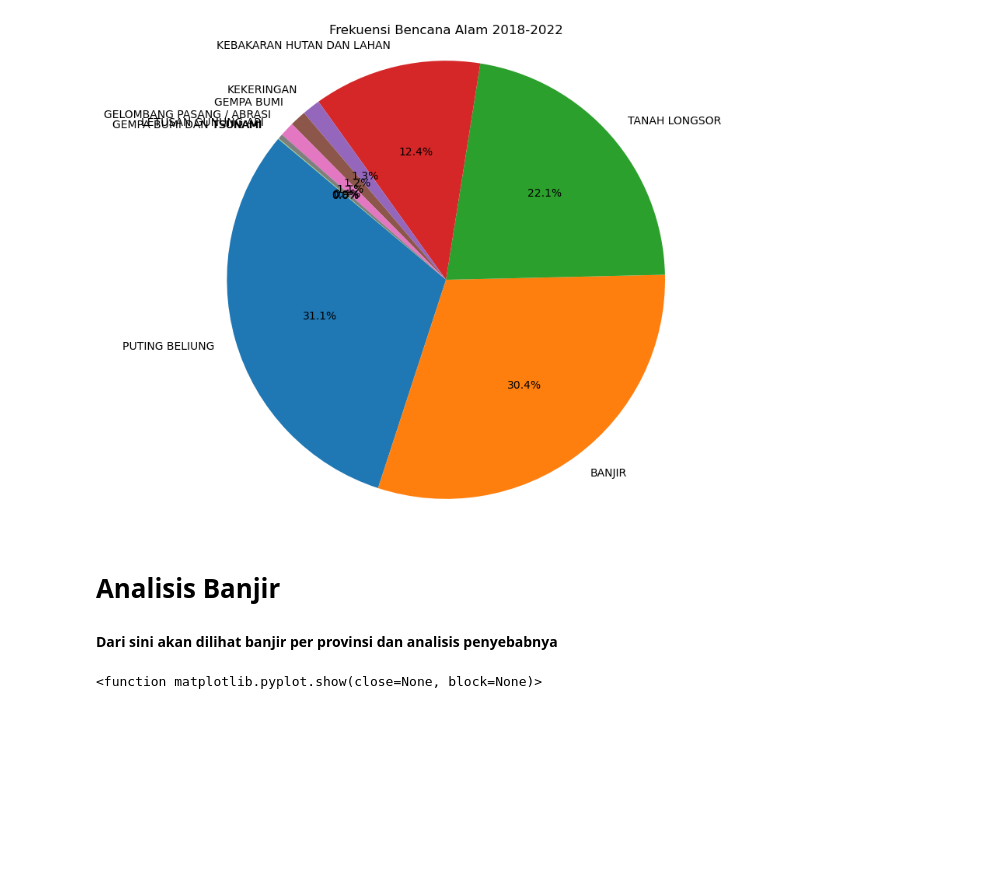
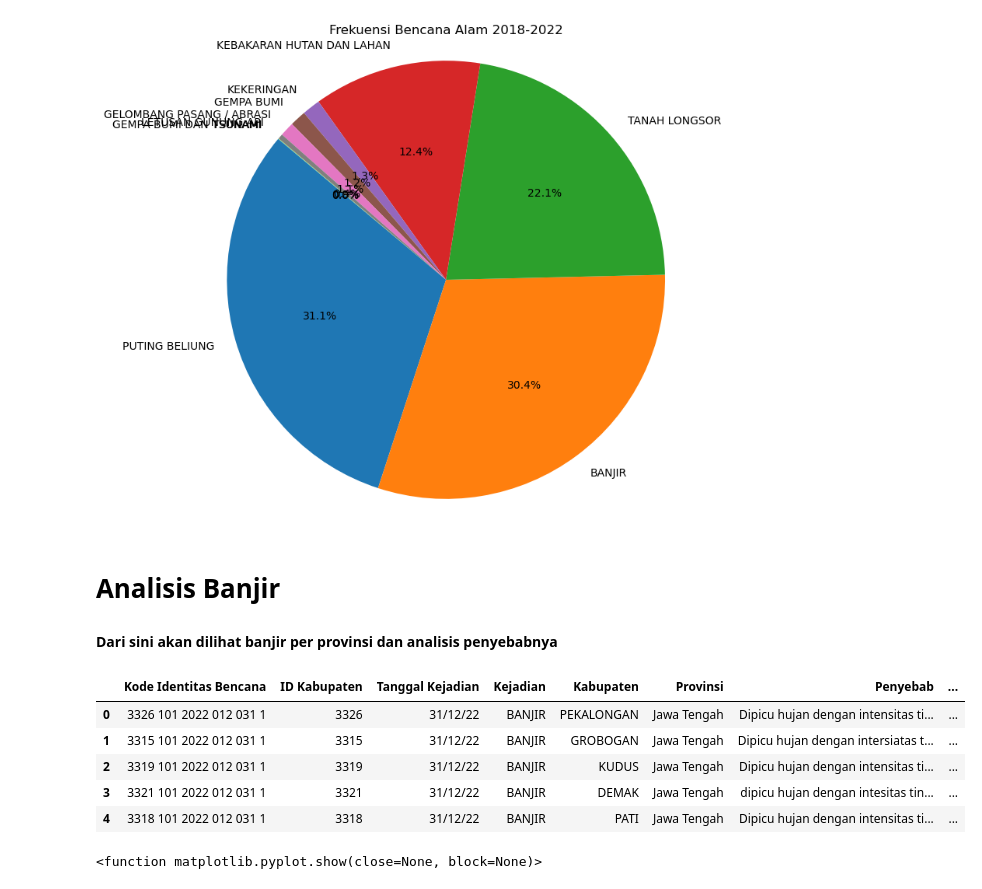
Before and after one commit to reswaratrista/DAD-Final_PlatL, a Jupyter notebook: cleaning_data_bencana.ipynb, the cells around one changed output. Saved outputs shown, nothing was run; the diff lists cells and outputs as text; code cells hidden in the pictures; blank space fills up the shorter version.

```diff
--- a/cleaning_data_bencana.ipynb
+++ b/cleaning_data_bencana.ipynb
@@ -58,4 +58,4 @@ df['Terluka'] = df['Terluka'].fillna(0)
 df['Hilang'] = df['Hilang'].fillna(0)
 df['Rumah Terendam'] = df['Rumah Terendam'].fillna(0)
 # %%
-df.drop('Kronologi & Dokumentasi', axis = 1)
+df = df.drop('Kronologi & Dokumentasi', axis = 1)
@@ -117,3 +103,7 @@ plt.show()
 #### Dari sini akan dilihat banjir per provinsi dan analisis penyebabnya
 # %%
 banjir = df.loc[df['Kejadian'] == 'BANJIR']
+banjir = banjir.drop('No', axis=1).reset_index(drop = True)
+# %%
+banjir['Provinsi'] = banjir['Provinsi'].str.title()
+banjir['Provinsi'] = banjir['Provinsi'].replace( {'Di Yogyakarta' : 'Yogyakarta', 'Dki Jakarta' : 'Jakarta Raya'})
@@ -120,3 +112,12 @@ banjir = df.loc[df['Kejadian'] == 'BANJIR']
+# %%
+banjir.head()
+# %% [output]
+|  | Kode Identitas Bencana | ID Kabupaten | Tanggal Kejadian | Kejadian | Kabupaten | Provinsi | Penyebab | ... |
+| 0 | 3326 101 2022 012 031 1 | 3326 | 31/12/22 | BANJIR | PEKALONGAN | Jawa Tengah | Dipicu hujan dengan intensitas ti... | ... |
+| 1 | 3315 101 2022 012 031 1 | 3315 | 31/12/22 | BANJIR | GROBOGAN | Jawa Tengah | Dipicu hujan dengan intersiatas t... | ... |
+| 2 | 3319 101 2022 012 031 1 | 3319 | 31/12/22 | BANJIR | KUDUS | Jawa Tengah | Dipicu hujan dengan intensitas ti... | ... |
+| 3 | 3321 101 2022 012 031 1 | 3321 | 31/12/22 | BANJIR | DEMAK | Jawa Tengah | dipicu hujan dengan intesitas tin... | ... |
+| 4 | 3318 101 2022 012 031 1 | 3318 | 31/12/22 | BANJIR | PATI | Jawa Tengah | Dipicu hujan dengan intensitas ti... | ... |
 # %%
 grouped_data = banjir['Provinsi'].value_counts().reset_index()
 grouped_data.columns = ['Provinsi', 'frekuensi']
```
Also changed, not shown: parts of 4 cells of this notebook, 2 other files.
